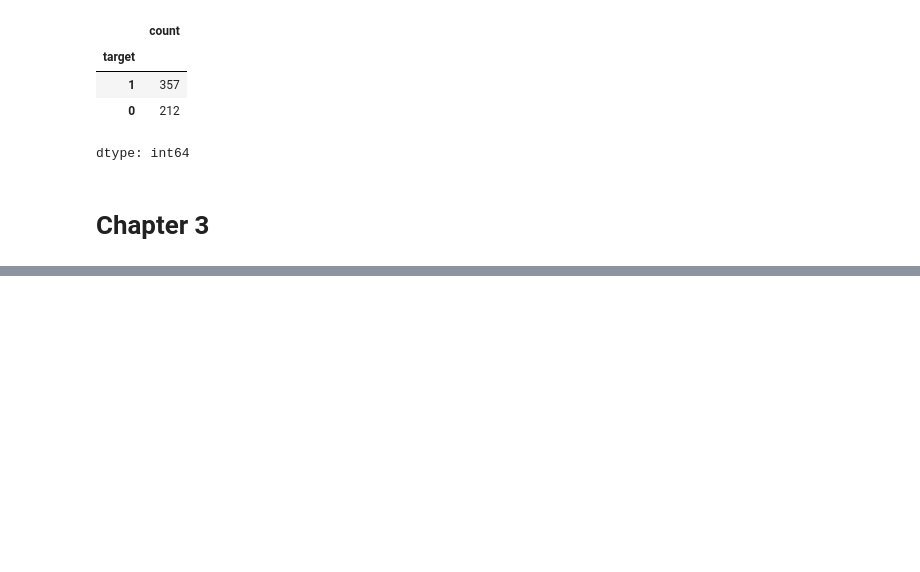
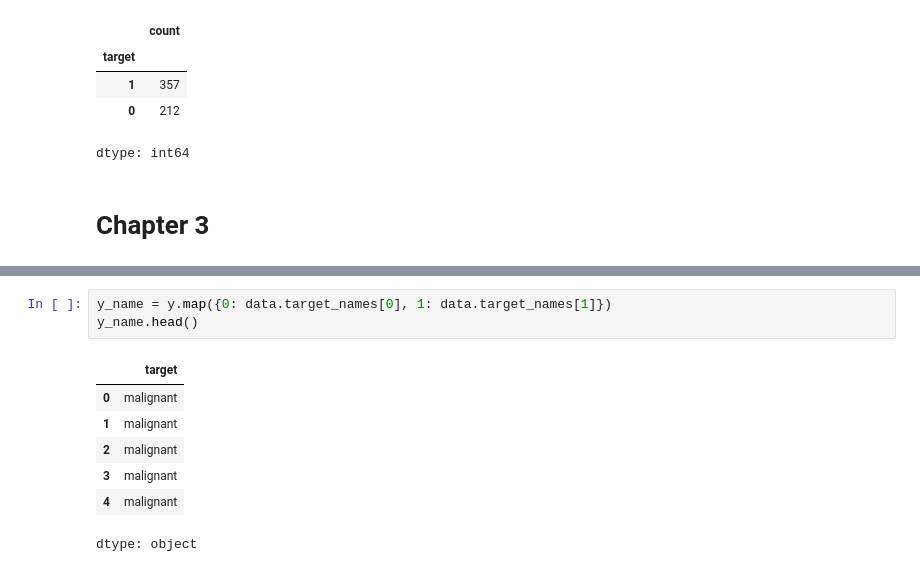
Before and after one commit to r021n/simple-machine-learing, a Jupyter notebook: Breast_Cancer_(Wisconsin).ipynb, the cells around one changed output, grey strips where cells are left out. Cells and saved outputs as stored; diff of their text form; blank space fills up the shorter version.

```diff
--- a/Breast_Cancer_(Wisconsin).ipynb
+++ b/Breast_Cancer_(Wisconsin).ipynb
@@ -64,0 +100,11 @@ dtype: int64
+# %%
+y_name = y.map({0: data.target_names[0], 1: data.target_names[1]})
+y_name.head()
+# %% [output]
+|  | target |
+| 0 | malignant |
+| 1 | malignant |
+| 2 | malignant |
+| 3 | malignant |
+| 4 | malignant |
+dtype: object
```
Also changed, not shown: parts of 9 cells of this notebook.
